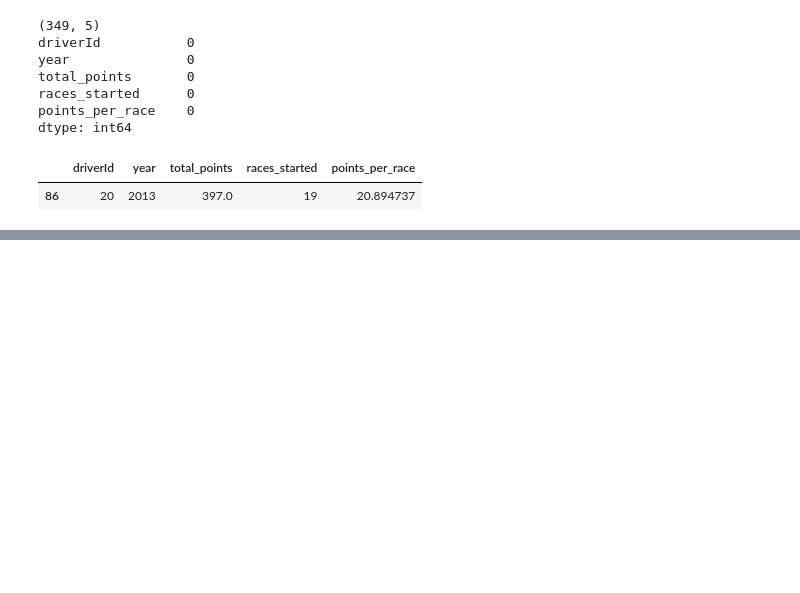
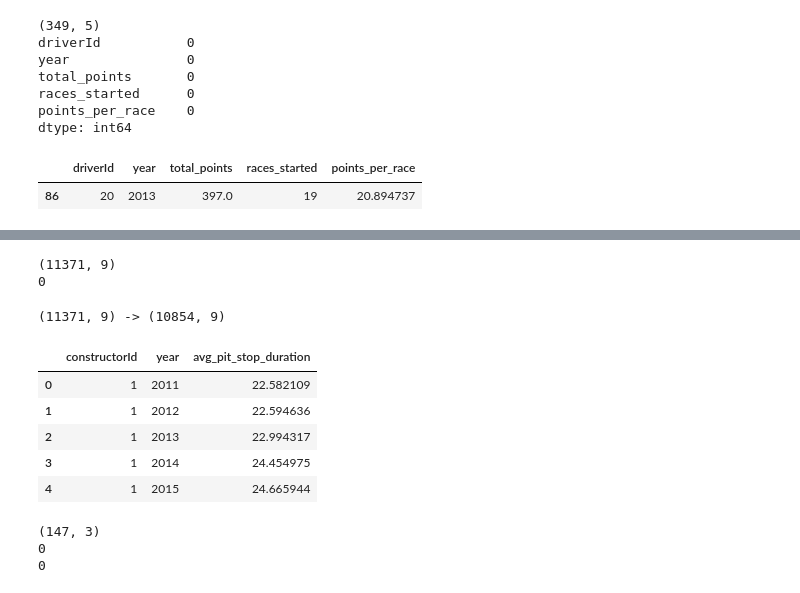
Before and after one commit to ayemaqu/F1_Driver_vs_Strategy, a Jupyter notebook: notebooks/02_feature_engineering.ipynb, the cells around one changed output, grey strips where cells are left out. Drawn from its saved outputs; the diff is of its cells as text; code cells hidden in the pictures; blank space fills up the shorter version.

```diff
--- a/notebooks/02_feature_engineering.ipynb
+++ b/notebooks/02_feature_engineering.ipynb
@@ -241,0 +426,48 @@ dtype: int64
+# %%
+# Borrow constructorId from results so pit stops know which team they belong to
+# Join on BOTH keys: raceId alone matches ~20 drivers per race, driverId alone
+# matches one driver across hundreds of races. Together they pinpoint one row.
+pit_stops = pit_stops.merge(results[['raceId', 'driverId', 'constructorId', 'year']],
+                            on=['raceId', 'driverId'],how='left')
+# Shape check: expect 11,371 rows, same as before the merge
+print(pit_stops.shape)
+
+# Team check: every pit stop should have found its team, expect 0
+print(pit_stops['constructorId'].isna().sum())
+# %% [output]
+(11371, 9)
+0
+# %%
+# Deliberate exclusion: stops of 60+ seconds are race stoppage parking events
+# (red flag or safety), not crew service. Documented data audit correction.
+pit_stops_service = pit_stops[pit_stops['duration_seconds'] < 60].copy()
+
+# Sanity check: expect roughly 517 rows fewer than before
+print(pit_stops.shape, "->", pit_stops_service.shape)
+# %% [output]
+(11371, 9) -> (10854, 9)
+# %%
+# Pile step: average pit stop duration per team per season
+# Uses pit_stops_service (crew service events only, 60s exclusion applied above)
+# duration_seconds is fully populated, no null skipping happening here
+avg_pit_stop = (pit_stops_service
+    .groupby(['constructorId', 'year'])
+    .agg(avg_pit_stop_duration=('duration_seconds', 'mean'))
+    .reset_index()
+)
+avg_pit_stop.head()
+# %% [output]
+|  | constructorId | year | avg_pit_stop_duration |
+| 0 | 1 | 2011 | 22.582109 |
+| 1 | 1 | 2012 | 22.594636 |
+| 2 | 1 | 2013 | 22.994317 |
+| 3 | 1 | 2014 | 24.454975 |
+| 4 | 1 | 2015 | 24.665944 |
+# %%
+print(avg_pit_stop.shape)                              # expect (147, 3)
+print((avg_pit_stop['year'] == 2010).sum())            # expect 0
+print(avg_pit_stop['avg_pit_stop_duration'].isna().sum())  # expect 0
+# %% [output]
+(147, 3)
+0
+0
```
Also changed, not shown: parts of 10 cells of this notebook.
